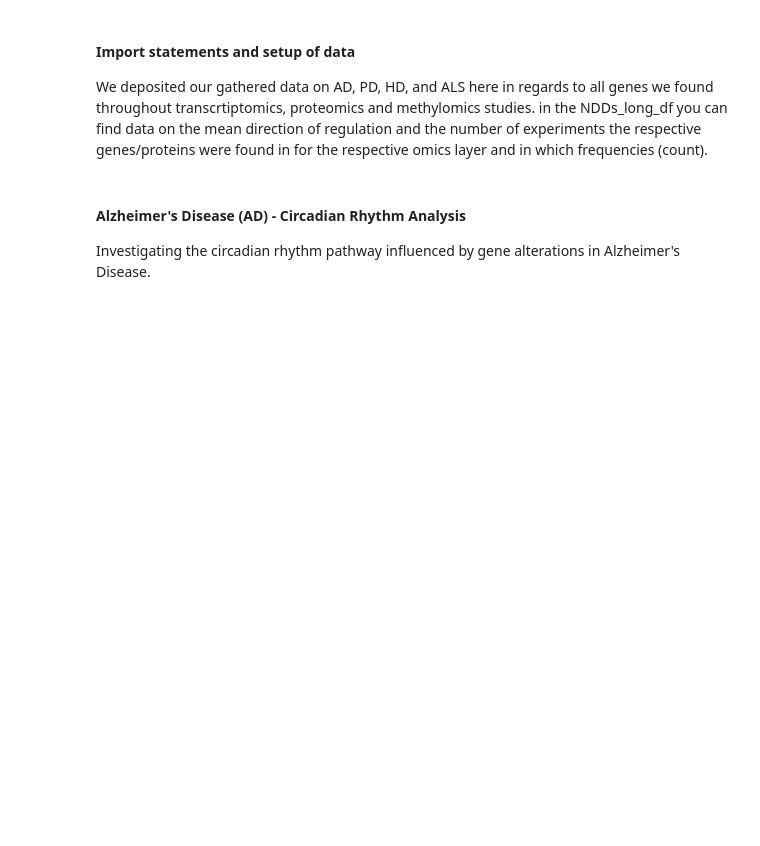
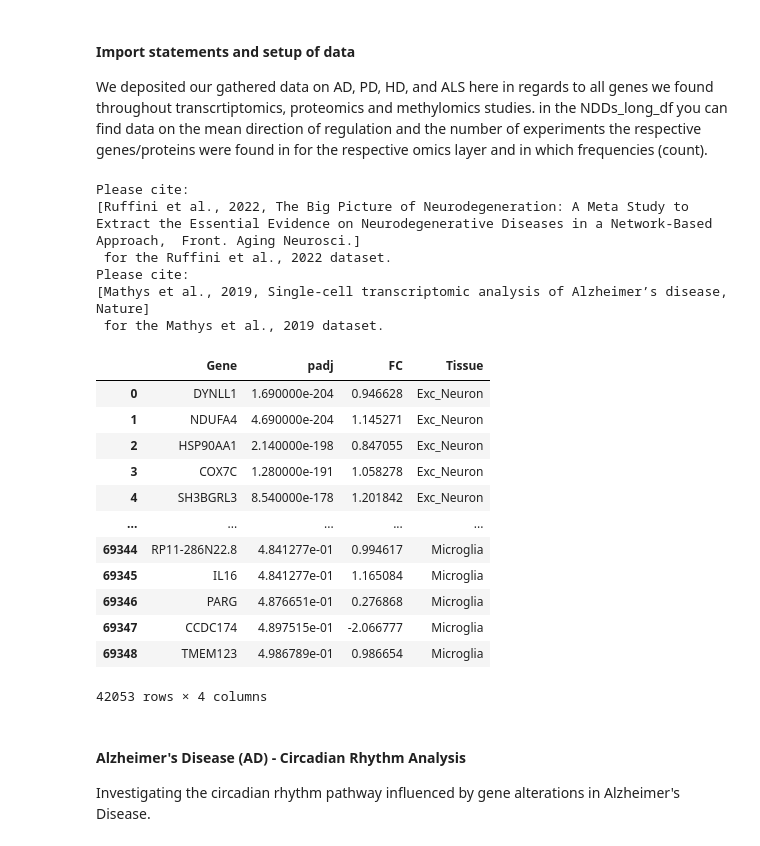
Before and after one commit to NiRuff/biocomet, a Jupyter notebook: UseCases/UseCase2-Circadian_Rhythm_Pathways_in_NDDs.ipynb, the cells around one changed output. Drawn from its saved outputs; the diff is of its cells as text; code cells hidden in the pictures; blank space fills up the shorter version.

```diff
--- a/UseCases/UseCase2-Circadian_Rhythm_Pathways_in_NDDs.ipynb
+++ b/UseCases/UseCase2-Circadian_Rhythm_Pathways_in_NDDs.ipynb
@@ -6,12 +6,33 @@ Building upon the comprehensive data compiled in [Ruffini et al., 2022](https://
 
 We deposited our gathered data on AD, PD, HD, and ALS here in regards to all genes we found throughout transcrtiptomics, proteomics and methylomics studies. in the NDDs_long_df you can find data on the mean direction of regulation and the number of experiments the respective genes/proteins were found in for the respective omics layer and in which frequencies (count).
 # %%
-from biocomet import examples
 from biocomet.visualization import visualize_KEGG
 
-from biocomet.examples import NDDs_long_df
+from biocomet.examples import meta_ruffini2022_NDD
+
+NDDs_long_df = meta_ruffini2022_NDD.data
 
 NDDs_long_df_DEG = NDDs_long_df[NDDs_long_df['OmicsLayer'] == 'DEG'].copy()
+# %% [output]
+Please cite:
+[Ruffini et al., 2022, The Big Picture of Neurodegeneration: A Meta Study to Extract the Essential Evidence on Neurodegenerative Diseases in a Network-Based Approach,  Front. Aging Neurosci.]
+ for the Ruffini et al., 2022 dataset.
+Please cite:
+[Mathys et al., 2019, Single-cell transcriptomic analysis of Alzheimer’s disease,  Nature]
+ for the Mathys et al., 2019 dataset.
+|  | Gene | padj | FC | Tissue |
+| 0 | DYNLL1 | 1.690000e-204 | 0.946628 | Exc_Neuron |
+| 1 | NDUFA4 | 4.690000e-204 | 1.145271 | Exc_Neuron |
+| 2 | HSP90AA1 | 2.140000e-198 | 0.847055 | Exc_Neuron |
+| 3 | COX7C | 1.280000e-191 | 1.058278 | Exc_Neuron |
+| 4 | SH3BGRL3 | 8.540000e-178 | 1.201842 | Exc_Neuron |
+| ... | ... | ... | ... | ... |
+| 69344 | RP11-286N22.8 | 4.841277e-01 | 0.994617 | Microglia |
+| 69345 | IL16 | 4.841277e-01 | 1.165084 | Microglia |
+| 69346 | PARG | 4.876651e-01 | 0.276868 | Microglia |
+| 69347 | CCDC174 | 4.897515e-01 | -2.066777 | Microglia |
+| 69348 | TMEM123 | 4.986789e-01 | 0.986654 | Microglia |
+42053 rows × 4 columns
 # %% [markdown]
 #### Alzheimer's Disease (AD) - Circadian Rhythm Analysis
 Investigating the circadian rhythm pathway influenced by gene alterations in Alzheimer's Disease.
```
Also changed, not shown: parts of 5 cells of this notebook, 6 other files.
